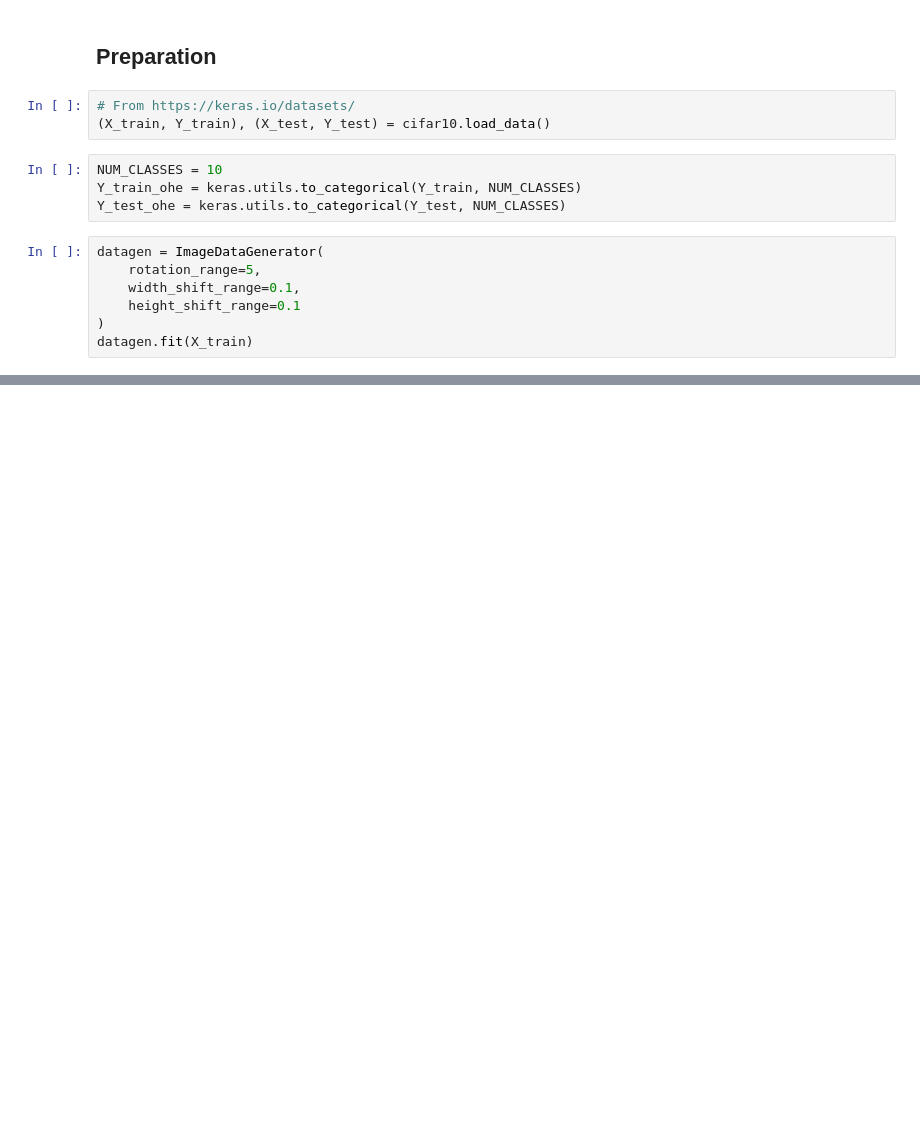
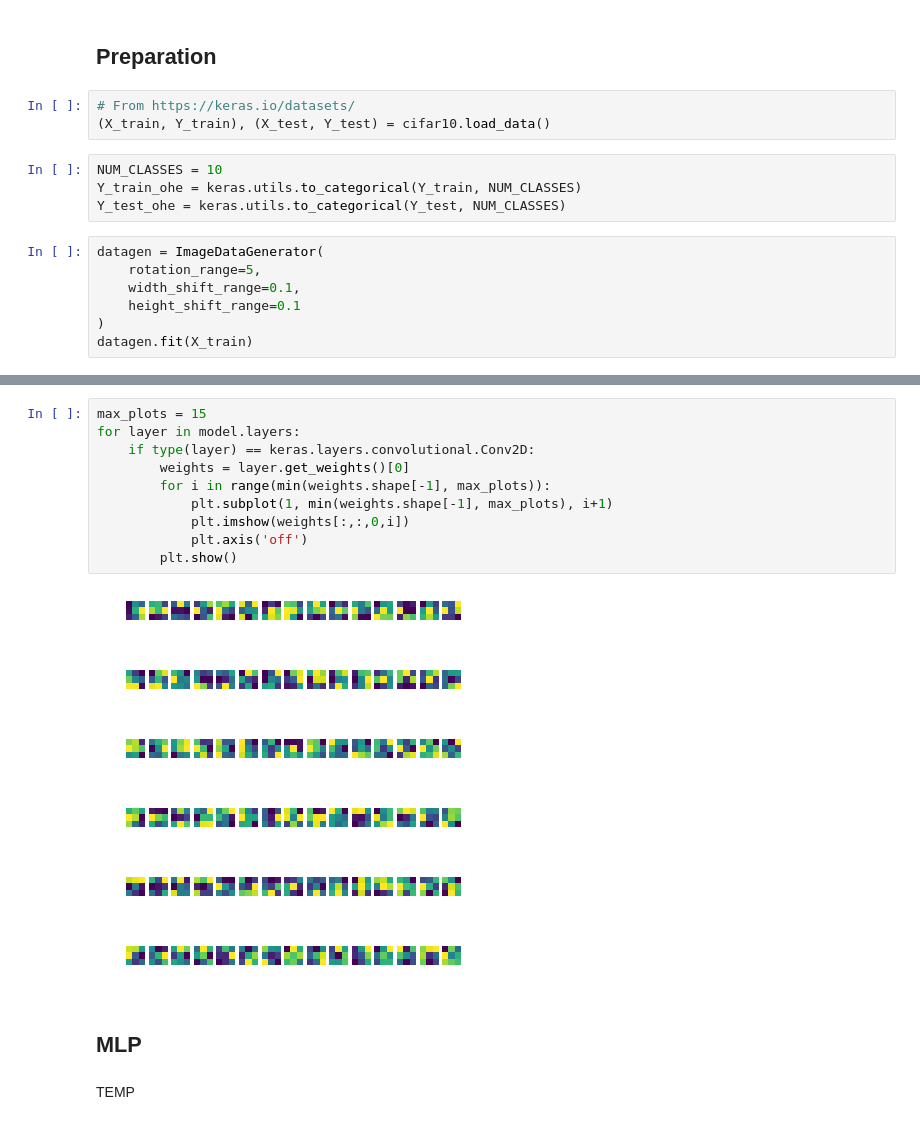
Before and after one commit to Nchaos/CNNs, a Jupyter notebook: notebooks/Lab6_NC_CNNs.ipynb, the cells around one changed output, grey strips where cells are left out. Drawn from its saved outputs; the diff is of its cells as text; blank space fills up the shorter version.

```diff
--- a/notebooks/Lab6_NC_CNNs.ipynb
+++ b/notebooks/Lab6_NC_CNNs.ipynb
@@ -104,0 +376,21 @@ datagen.fit(X_train)
+# %%
+max_plots = 15
+for layer in model.layers:
+    if type(layer) == keras.layers.convolutional.Conv2D:
+        weights = layer.get_weights()[0]
+        for i in range(min(weights.shape[-1], max_plots)):
+            plt.subplot(1, min(weights.shape[-1], max_plots), i+1)
+            plt.imshow(weights[:,:,0,i])
+            plt.axis('off')
+        plt.show()
+# %% [output]
+[figure, added]
+[figure, added]
+[figure, added]
+[figure, added]
+[figure, added]
+[figure, added]
+# %% [markdown]
+## MLP
+# %% [markdown]
+TEMP
```
Also changed, not shown: parts of 26 cells of this notebook.
